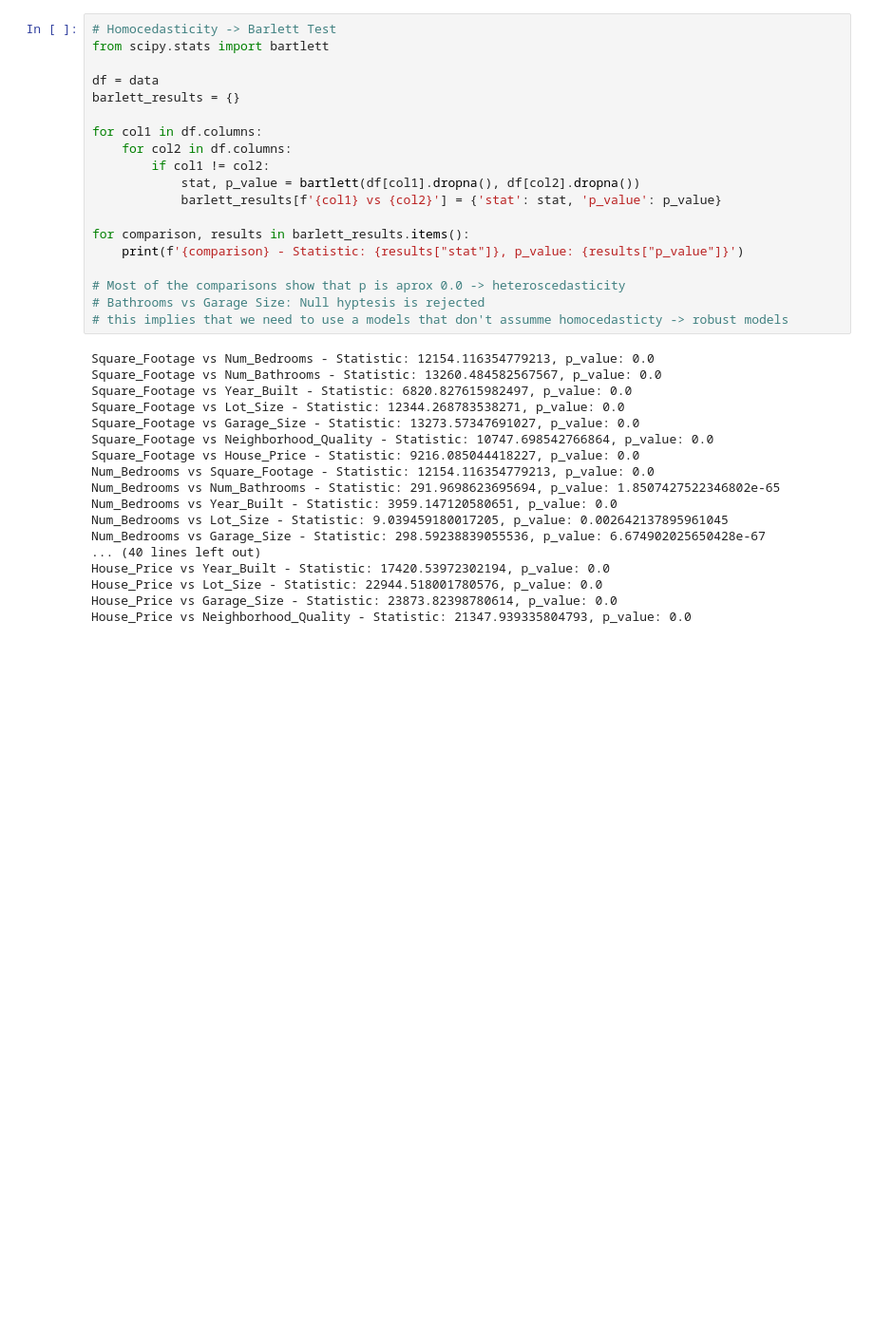
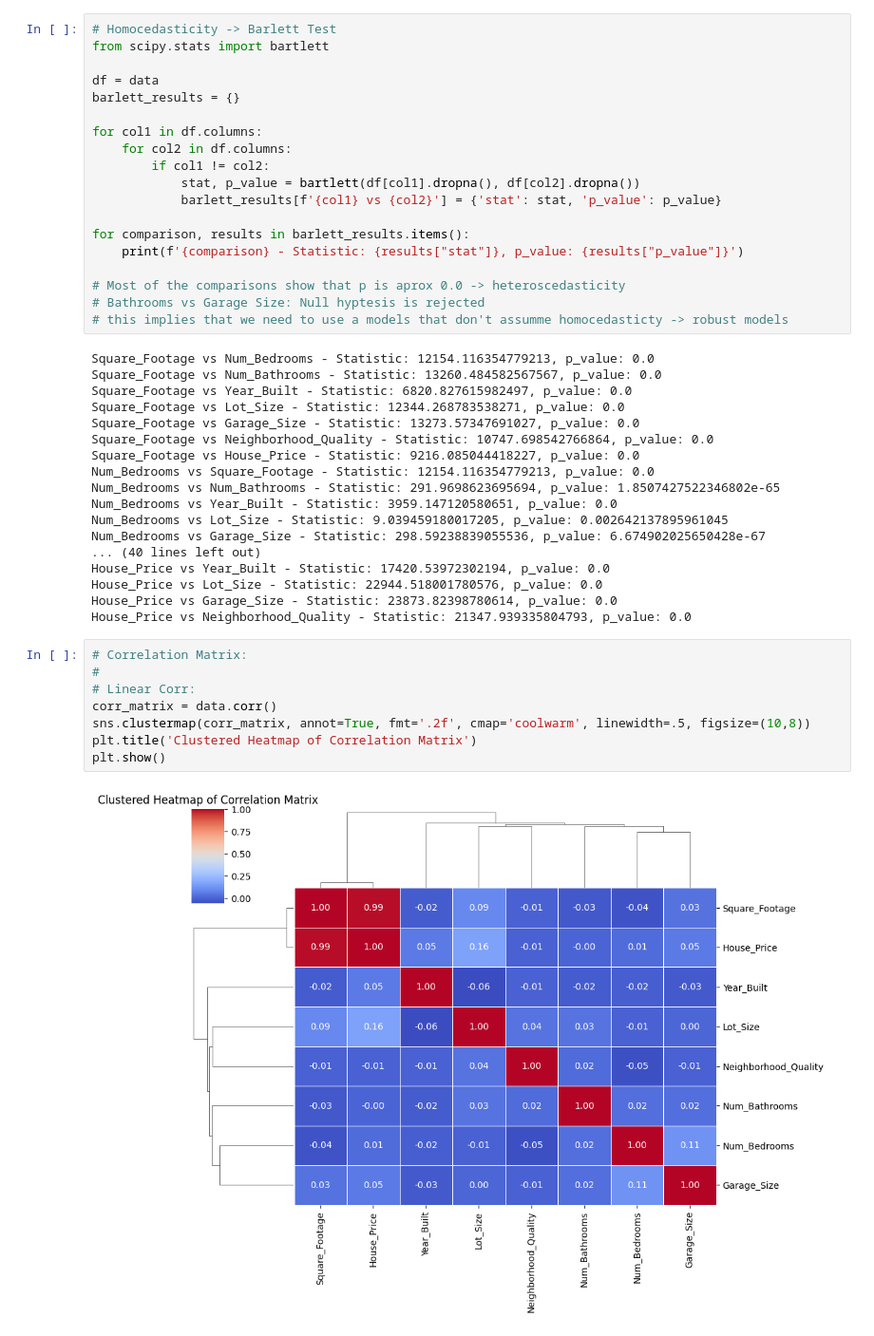
Before and after one commit to ronaldborja/house_price_prediction_api, a Jupyter notebook: eda_and_train.ipynb, the cells around one changed output. Shown: that part at 95% size. Saved outputs shown, nothing was run; the diff lists cells and outputs as text; blank space fills up the shorter version.

```diff
--- a/eda_and_train.ipynb
+++ b/eda_and_train.ipynb
@@ -193,3 +193,13 @@ House_Price vs Year_Built - Statistic: 17420.53972302194, p_value: 0.0
 House_Price vs Lot_Size - Statistic: 22944.518001780576, p_value: 0.0
 House_Price vs Garage_Size - Statistic: 23873.82398780614, p_value: 0.0
 House_Price vs Neighborhood_Quality - Statistic: 21347.939335804793, p_value: 0.0
+# %%
+# Correlation Matrix:
+#
+# Linear Corr:
+corr_matrix = data.corr()
+sns.clustermap(corr_matrix, annot=True, fmt='.2f', cmap='coolwarm', linewidth=.5, figsize=(10,8))
+plt.title('Clustered Heatmap of Correlation Matrix')
+plt.show()
+# %% [output]
+[figure, added]
```
Also changed, not shown: parts of 1 cell of this notebook.
